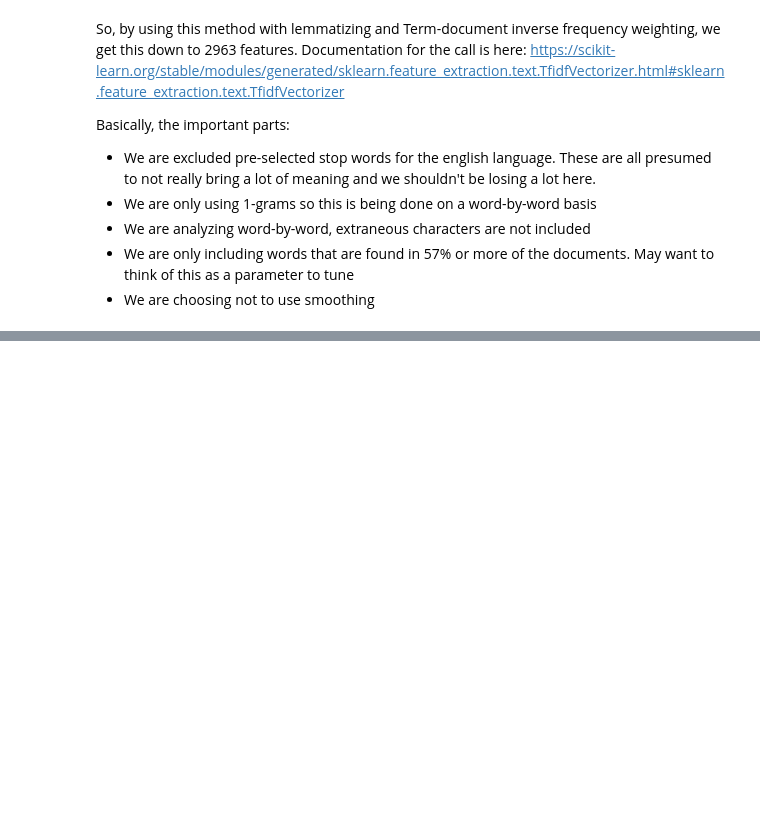
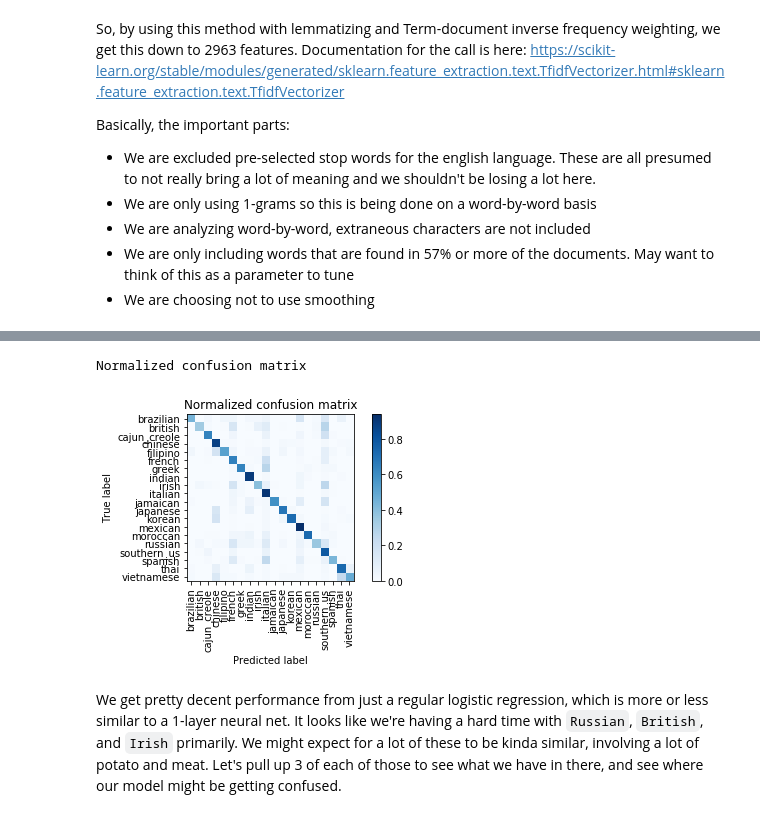
Before and after one commit to boudrejp/w207_supplemental, a Jupyter notebook: Week7/recipe_john.ipynb, the cells around one changed output, grey strips where cells are left out. Cells and saved outputs as stored; diff of their text form; code cells hidden in the pictures; blank space fills up the shorter version.

```diff
--- a/Week7/recipe_john.ipynb
+++ b/Week7/recipe_john.ipynb
@@ -262,0 +336,47 @@ Basically, the important parts:
+# %%
+# from https://scikit-learn.org/stable/auto_examples/model_selection/plot_confusion_matrix.html#sphx-glr-auto-examples-model-selection-plot-confusion-matrix-py
+import itertools
+def plot_confusion_matrix(cm, classes,
+                          normalize=False,
+                          title='Confusion matrix',
+                          cmap=plt.cm.Blues):
+    """
+    This function prints and plots the confusion matrix.
+    Normalization can be applied by setting `normalize=True`.
+    """
+    if normalize:
+        cm = cm.astype('float') / cm.sum(axis=1)[:, np.newaxis]
+        print("Normalized confusion matrix")
+    else:
+        print('Confusion matrix, without normalization')
+
+#     print(cm)
+
+    plt.imshow(cm, interpolation='nearest', cmap=cmap)
+    plt.title(title)
+    plt.colorbar()
+    tick_marks = np.arange(len(classes))
+    plt.xticks(tick_marks, classes, rotation=90)
+    plt.yticks(tick_marks, classes)
+
+    fmt = '.2f' if normalize else 'd'
+    thresh = cm.max() / 2.
+
+
+    plt.ylabel('True label')
+    plt.xlabel('Predicted label')
+    plt.tight_layout()
+# %%
+cnf_matrix = confusion_matrix(y_pred=log_preds, y_true=y_valid)
+class_names = np.unique(y_train, return_counts=False)
+
+plt.figure()
+plot_confusion_matrix(cnf_matrix, classes=class_names, normalize=True,
+                      title='Normalized confusion matrix')
+
+plt.show()
+# %% [output]
+Normalized confusion matrix
+[figure, added]
+# %% [markdown]
+We get pretty decent performance from just a regular logistic regression, which is more or less similar to a 1-layer neural net. It looks like we're having a hard time with `Russian`, `British`, and `Irish` primarily. We might expect for a lot of these to  be kinda similar, involving a lot of potato and meat. Let's pull up 3 of each of those to see what we have in there, and see where our model might be getting confused.
```
Also changed, not shown: parts of 18 cells of this notebook.
